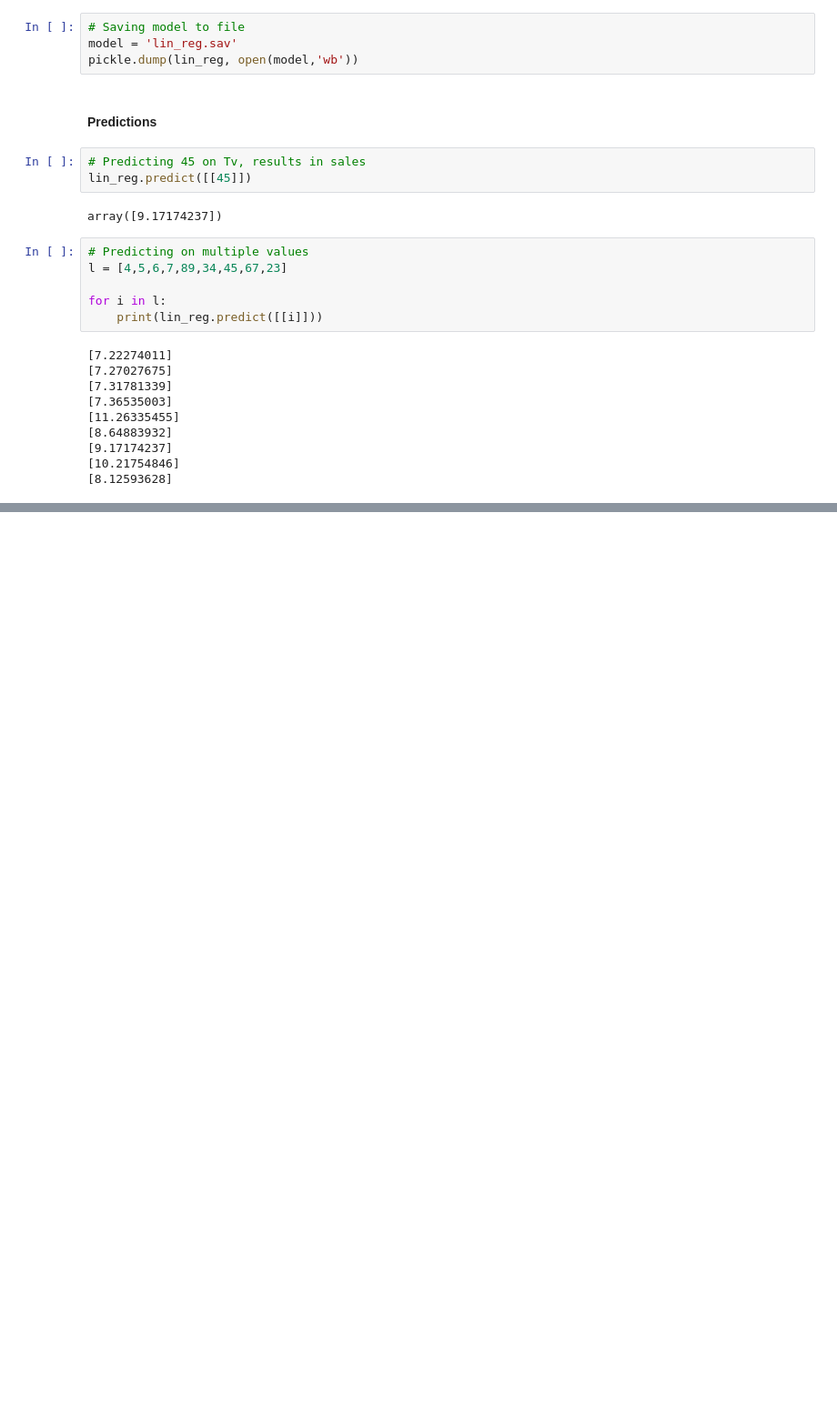
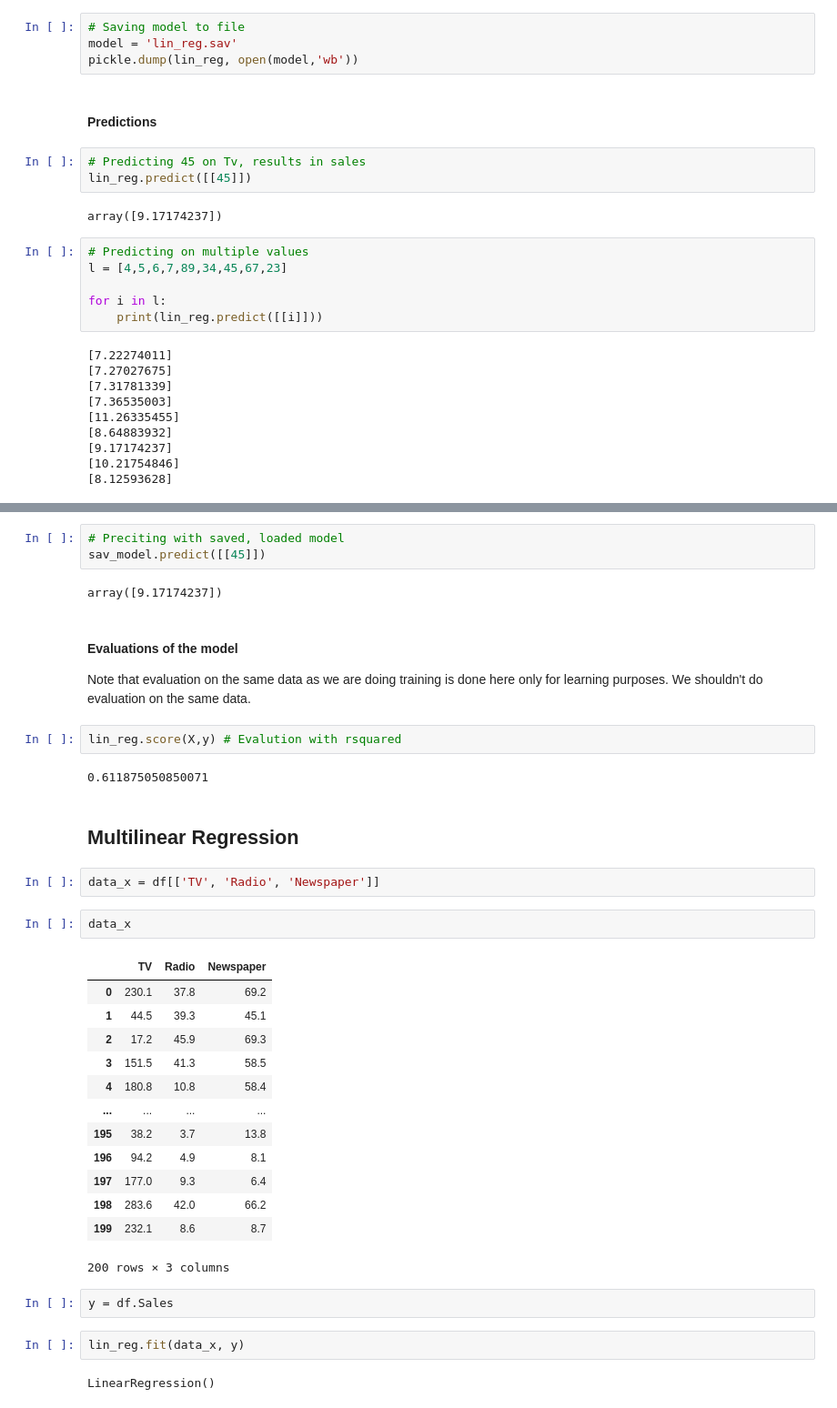
Before and after one commit to dataqueenpend/INueron_Lectures, a Jupyter notebook: ML Algorithms Lectures/Linear regression.ipynb, the cells around one changed output, grey strips where cells are left out. Shown at 91% size. Drawn from its saved outputs; the diff is of its cells as text; blank space fills up the shorter version.

```diff
--- a/ML Algorithms Lectures/Linear regression.ipynb
+++ b/ML Algorithms Lectures/Linear regression.ipynb
@@ -154,0 +163,39 @@ for i in l:
+# %%
+# Preciting with saved, loaded model
+sav_model.predict([[45]])
+# %% [output]
+array([9.17174237])
+# %% [markdown]
+#### Evaluations of the model
+
+Note that evaluation on the same data as we are doing training is done here only for learning purposes. We shouldn't do evaluation on the same data.
+# %%
+lin_reg.score(X,y) # Evalution with rsquared
+# %% [output]
+0.611875050850071
+# %% [markdown]
+## Multilinear Regression
+# %%
+data_x = df[['TV', 'Radio', 'Newspaper']]
+# %%
+data_x
+# %% [output]
+|  | TV | Radio | Newspaper |
+| 0 | 230.1 | 37.8 | 69.2 |
+| 1 | 44.5 | 39.3 | 45.1 |
+| 2 | 17.2 | 45.9 | 69.3 |
+| 3 | 151.5 | 41.3 | 58.5 |
+| 4 | 180.8 | 10.8 | 58.4 |
+| ... | ... | ... | ... |
+| 195 | 38.2 | 3.7 | 13.8 |
+| 196 | 94.2 | 4.9 | 8.1 |
+| 197 | 177.0 | 9.3 | 6.4 |
+| 198 | 283.6 | 42.0 | 66.2 |
+| 199 | 232.1 | 8.6 | 8.7 |
+200 rows × 3 columns
+# %%
+y = df.Sales
+# %%
+lin_reg.fit(data_x, y)
+# %% [output]
+LinearRegression()
```
Also changed, not shown: parts of 29 cells of this notebook, 1 other file.
